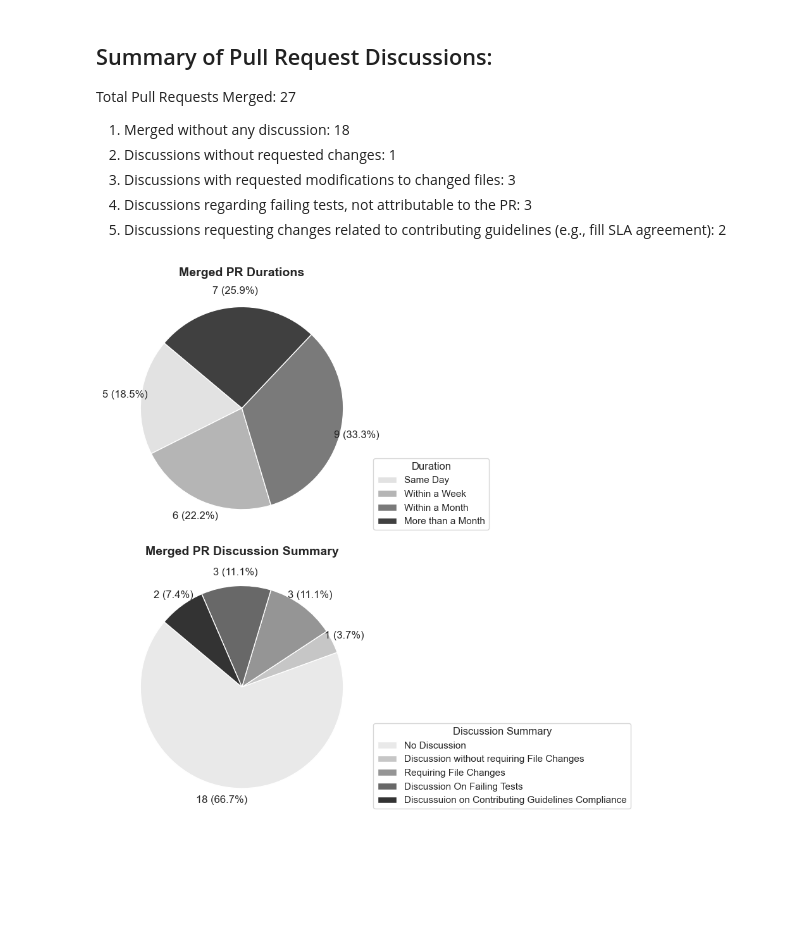
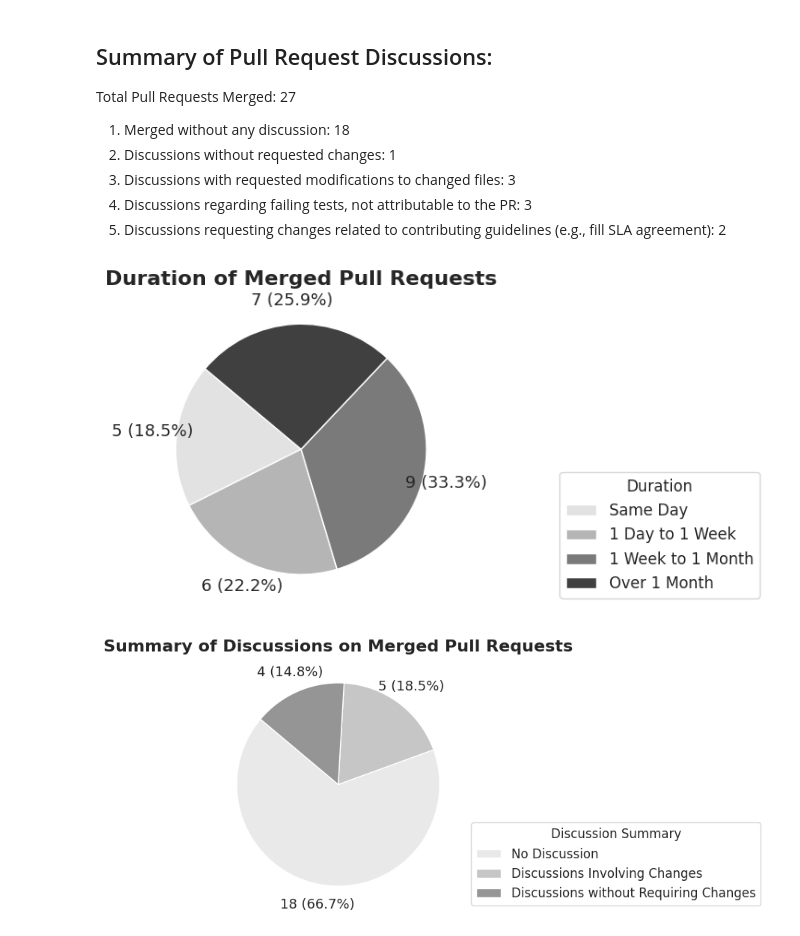
Before and after one commit to gdrosos/bloat-study-artifact, a Jupyter notebook: analysis/rq4.ipynb, the cells around one changed output. Cells and saved outputs as stored; diff of their text form; code cells hidden in the pictures; blank space fills up the shorter version.

```diff
--- a/analysis/rq4.ipynb
+++ b/analysis/rq4.ipynb
@@ -204,41 +262,48 @@ Total Pull Requests Merged: 27
 # %%
 import matplotlib.pyplot as plt
 import seaborn as sns
 
-# Setup
+# Setup for Duration
 colors_durations = sns.color_palette("Greys", 4)
-colors_discussions = sns.color_palette("Greys", 5)
-duration_categories = ['Same Day', 'Within a Week', 'Within a Month', 'More than a Month']
+duration_categories = ['Same Day', '1 Day to 1 Week', '1 Week to 1 Month', 'Over 1 Month']
 duration_counts = [5, 6, 9, 7]
-discussion_categories = ['No Discussion', 'Discussion Without requiring File Changes', 'Requiring Reverting Changes', 'Discussion on Failing Tests', 'Discussion related to Contributing Guidelines Compliance']
-discussion_counts = [18, 1, 3, 3, 2]
 
-# Custom autopct function to include absolute number along with percentage
+# Custom autopct function
 def custom_autopct(counts):
     def autopct(pct):
         total = sum(counts)
         absolute = int(round(pct*total/100.0))
         return f"{absolute} ({pct:.1f}%)"
     return autopct
 
-# Set up the figure and axes for the subplots
-fig, axs = plt.subplots(2, 1, figsize=(10, 9))
 
 # Pie chart for PR Merge Durations
-axs[0].pie(duration_counts, startangle=140, colors=colors_durations, autopct=custom_autopct(duration_counts), pctdistance=1.16)
-axs[0].set_title('Merged PR Durations', fontsize=14, fontweight='bold')
-
-# Pie chart for PR Discussion Summary
-axs[1].pie(discussion_counts, startangle=140, colors=colors_discussions, autopct=custom_autopct(discussion_counts), pctdistance=1.13)
-axs[1].set_title('Merged PR Discussion Summary', fontsize=14, fontweight='bold')
-
-# Adjusting the legend to be more informative
-axs[0].legend(wedges, duration_labels, title="Duration", loc="lower left", bbox_to_anchor=(1, 0, 0.5, 1))
-axs[1].legend(wedges2, discussion_labels, title="Discussion Summary", loc="lower left", bbox_to_anchor=(1, 0, 0.5, 1))
-
-# Adjust layout to not overlap and be clear
+fig, ax = plt.subplots()
+wedges, texts, autotexts = ax.pie(duration_counts, startangle=140, colors=colors_durations, autopct=custom_autopct(duration_counts), pctdistance=1.19)
+# Increase font size for the numbers in pie chart
+for autotext in autotexts:
+    autotext.set_fontsize(13)  # Adjust this value as needed
+ax.set_title('Duration of Merged Pull Requests', fontsize=16, fontweight='bold')
+ax.legend(wedges, duration_categories, title="Duration", loc="lower left", bbox_to_anchor=(1.3, 0, 0.5, 1), prop={"size": 12})
 
 plt.tight_layout()
-fig.savefig("figures/rq4b.pdf", format="pdf", bbox_inches='tight')
+plt.savefig("figures/rq4b1.pdf", format="pdf", bbox_inches='tight')
 # %% [output]
-[figure, old version]
+[figure, new version]
+# %%
+# Setup for Discussion
+colors_discussions = sns.color_palette("Greys", 5)
+discussion_categories = ['No Discussion', 'Discussions Involving Changes', 'Discussions without Requiring Changes']
+discussion_counts = [18, 5, 4]
+
+# Pie chart for PR Discussion Summary
+fig, ax = plt.subplots()
+wedges, texts, autotexts = ax.pie(discussion_counts, startangle=140, colors=colors_discussions, autopct=custom_autopct(discussion_counts), pctdistance=1.2)
+ax.set_title('Summary of Discussions on Merged Pull Requests', fontsize=16, fontweight='bold')
+ax.legend(wedges, discussion_categories, title="Discussion Summary", loc="lower left", bbox_to_anchor=(1, 0, 0.5, 1), prop={"size": 12})
+for autotext in autotexts:
+    autotext.set_fontsize(13)  # Adjust this value as needed
+plt.tight_layout()
+plt.savefig("figures/rq4b2.pdf", format="pdf", bbox_inches='tight')
+# %% [output]
+[figure, added]
```
Also changed, not shown: parts of 2 cells of this notebook, 16 other files.
